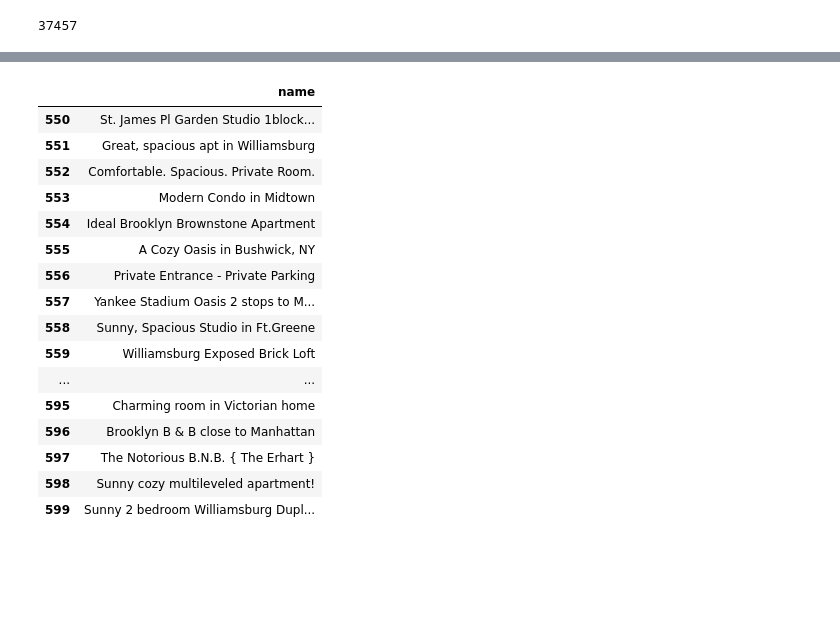
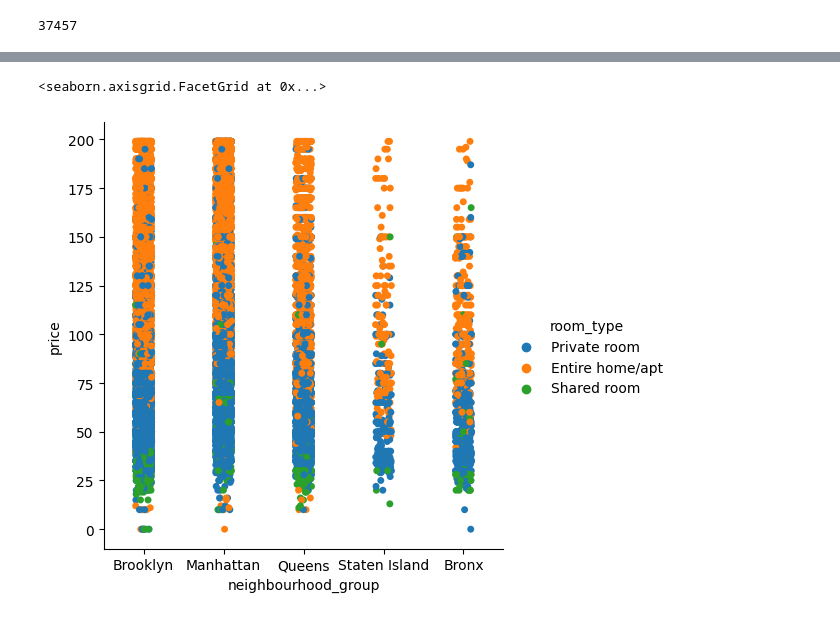
Before and after one commit to IlyasTcr/new-york-airbnb, a Jupyter notebook: main.ipynb, the cells around one changed output, grey strips where cells are left out. Drawn from its saved outputs; the diff is of its cells as text; code cells hidden in the pictures; blank space fills up the shorter version.

Commit message:
exploratory data analysis

```diff
--- a/main.ipynb
+++ b/main.ipynb
@@ -139,21 +148,0 @@ splitted_names
-# %%
-pd.DataFrame(splitted_names[0].unique()).iloc[:50]
-df[["name"]].iloc[550:600]
-# %% [output]
-|  | name |
-| 550 | St. James Pl Garden Studio 1block... |
-| 551 | Great, spacious apt in Williamsburg |
-| 552 | Comfortable. Spacious. Private Room. |
-| 553 | Modern Condo in Midtown |
-| 554 | Ideal Brooklyn Brownstone Apartment |
-| 555 | A Cozy Oasis in Bushwick, NY |
-| 556 | Private Entrance - Private Parking |
-| 557 | Yankee Stadium Oasis 2 stops to M... |
-| 558 | Sunny, Spacious Studio in Ft.Greene |
-| 559 | Williamsburg Exposed Brick Loft |
-| ... | ... |
-| 595 | Charming room in Victorian home |
-| 596 | Brooklyn B & B close to Manhattan |
-| 597 | The Notorious B.N.B. { The Erhart } |
-| 598 | Sunny cozy multileveled apartment! |
-| 599 | Sunny 2 bedroom Williamsburg Dupl... |
@@ -161,0 +149,7 @@ df[["name"]].iloc[550:600]
+# %%
+# let's check the interaction with room_type
+small_df = df.query("price < 200") # getting rid of unusual outliers (for now)
+sns.catplot(data=small_df, x="neighbourhood_group", y="price", hue="room_type")
+# %% [output]
+<seaborn.axisgrid.FacetGrid at 0x...>
+[figure, added]
```
Also changed, not shown: parts of 18 cells of this notebook.
